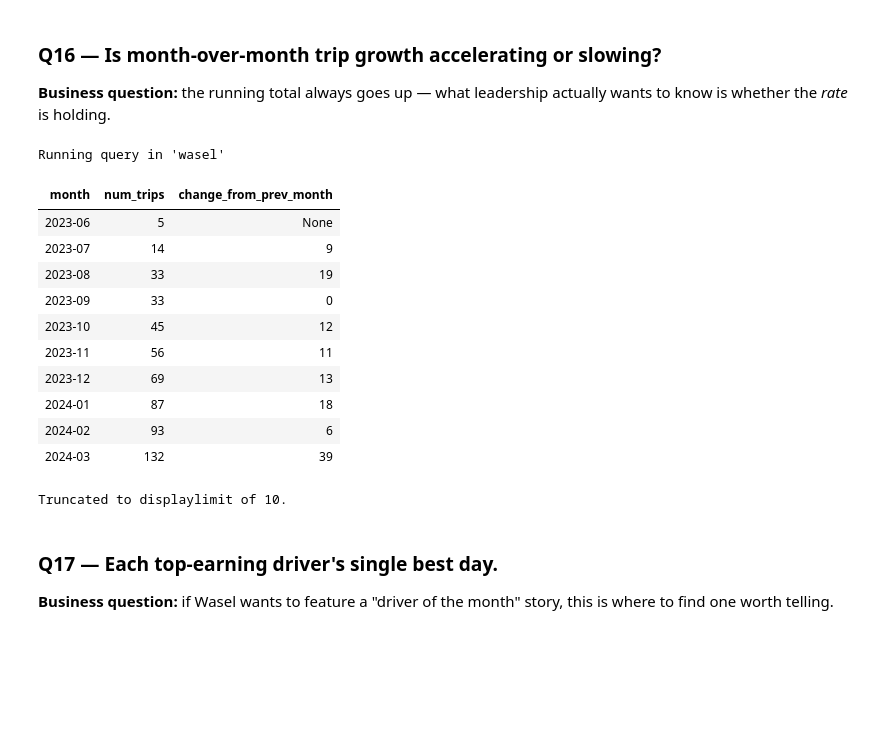
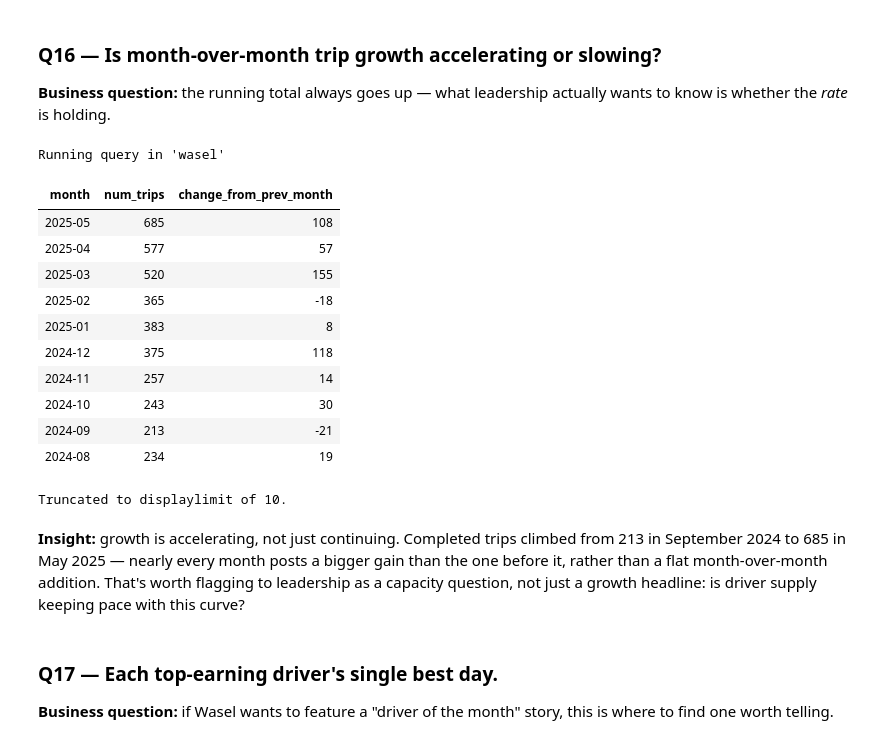
Before and after one commit to a7madmostafa/sql-for-data-analysis, a Jupyter notebook: Day 07/project_07_solutions.ipynb, the cells around one changed output. Drawn from its saved outputs; the diff is of its cells as text; code cells hidden in the pictures; blank space fills up the shorter version.

```diff
--- a/Day 07/project_07.ipynb
+++ b/Day 07/project_07_solutions.ipynb
@@ -447,28 +482,30 @@ growth.plot(x="month", y="running_total", figsize=(10, 4), title="Cumulative Com
 # %%
 %%sql
 WITH monthly AS (
     SELECT strftime('%Y-%m', pickup_time) AS month, COUNT(*) AS num_trips
     FROM trips
     WHERE status = 'completed'
     GROUP BY month
 )
 SELECT month, num_trips, num_trips - LAG(num_trips) OVER (ORDER BY month) AS change_from_prev_month
 FROM monthly
-ORDER BY month;
+ORDER BY month DESC;
 # %% [output]
 Running query in 'wasel'
 | month | num_trips | change_from_prev_month |
-| 2023-06 | 5 | None |
-| 2023-07 | 14 | 9 |
-| 2023-08 | 33 | 19 |
-| 2023-09 | 33 | 0 |
-| 2023-10 | 45 | 12 |
-| 2023-11 | 56 | 11 |
-| 2023-12 | 69 | 13 |
-| 2024-01 | 87 | 18 |
-| 2024-02 | 93 | 6 |
-| 2024-03 | 132 | 39 |
+| 2025-05 | 685 | 108 |
+| 2025-04 | 577 | 57 |
+| 2025-03 | 520 | 155 |
+| 2025-02 | 365 | -18 |
+| 2025-01 | 383 | 8 |
+| 2024-12 | 375 | 118 |
+| 2024-11 | 257 | 14 |
+| 2024-10 | 243 | 30 |
+| 2024-09 | 213 | -21 |
+| 2024-08 | 234 | 19 |
 Truncated to displaylimit of 10.
+# %% [markdown]
+**Insight:** growth is accelerating, not just continuing. Completed trips climbed from 213 in September 2024 to 685 in May 2025 — nearly every month posts a bigger gain than the one before it, rather than a flat month-over-month addition. That's worth flagging to leadership as a capacity question, not just a growth headline: is driver supply keeping pace with this curve?
 # %% [markdown]
 ### Q17 — Each top-earning driver's single best day.
 
```
Also changed, not shown: parts of 15 cells of this notebook, 43 other files.
